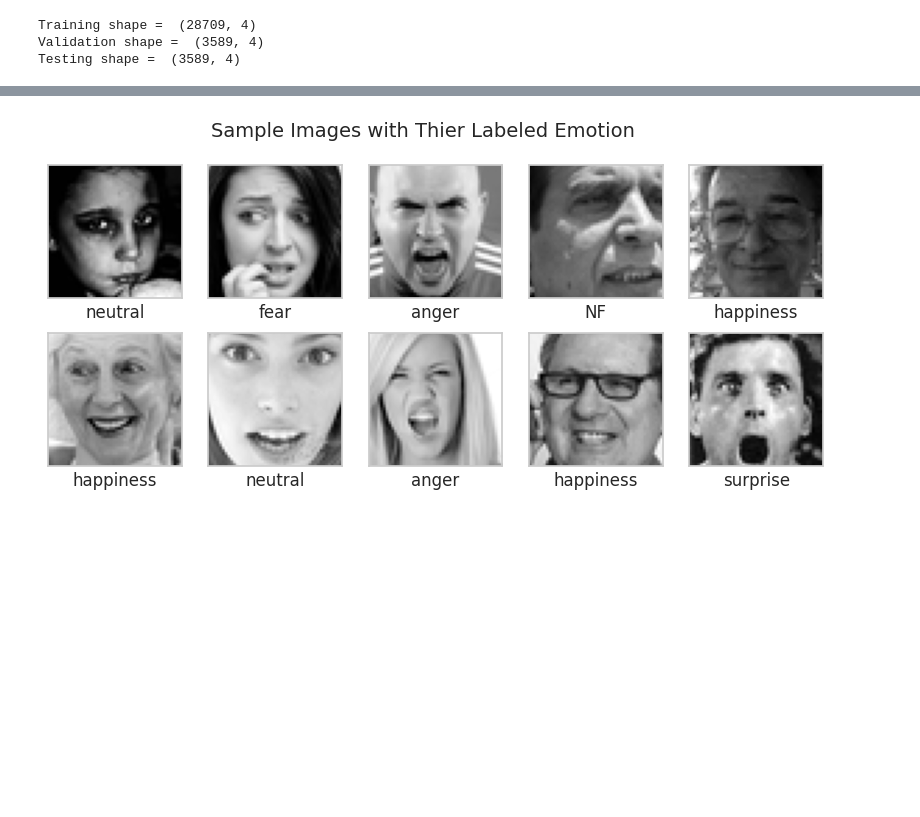
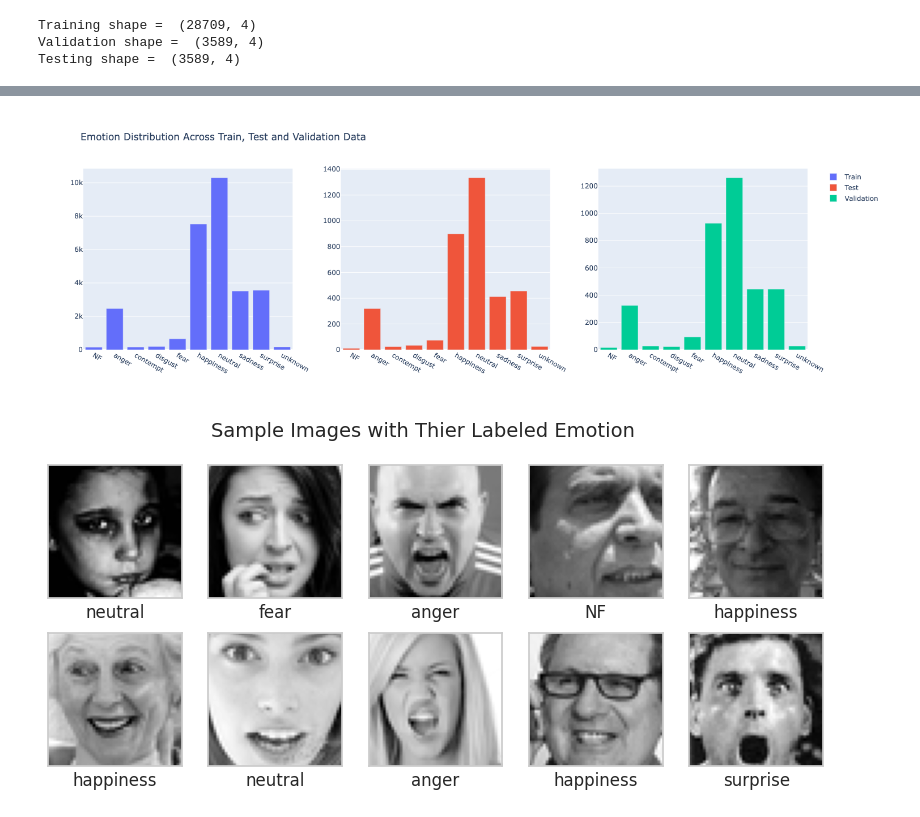
Before and after one commit to kritp03/SC1015-Mini-Project, a Jupyter notebook: SC1015_Mini_Project.ipynb, the cells around one changed output, grey strips where cells are left out. Saved outputs shown, nothing was run; the diff lists cells and outputs as text; code cells hidden in the pictures; blank space fills up the shorter version.

```diff
--- a/SC1015_Mini_Project.ipynb
+++ b/SC1015_Mini_Project.ipynb
@@ -257,6 +255,6 @@ fig.append_trace(go.Bar(
 ), row=1, col=3)
 
 fig.update_layout(height=500, width=1500, title_text="Emotion Distribution Across Train, Test and Validation Data")
-# fig.show()
-iplot(fig) # to display graph offline
+# fig.show(renderer = 'colab')
+Image(filename='/content/images/barplotDist.png') #to display on github
 # %% [output]
@@ -264,3 +261,4 @@ iplot(fig) # to display graph offline
+[figure, added]
 # %%
 # Add image and labels into array for display
 image_array = []
```
Also changed, not shown: parts of 3 cells of this notebook.
